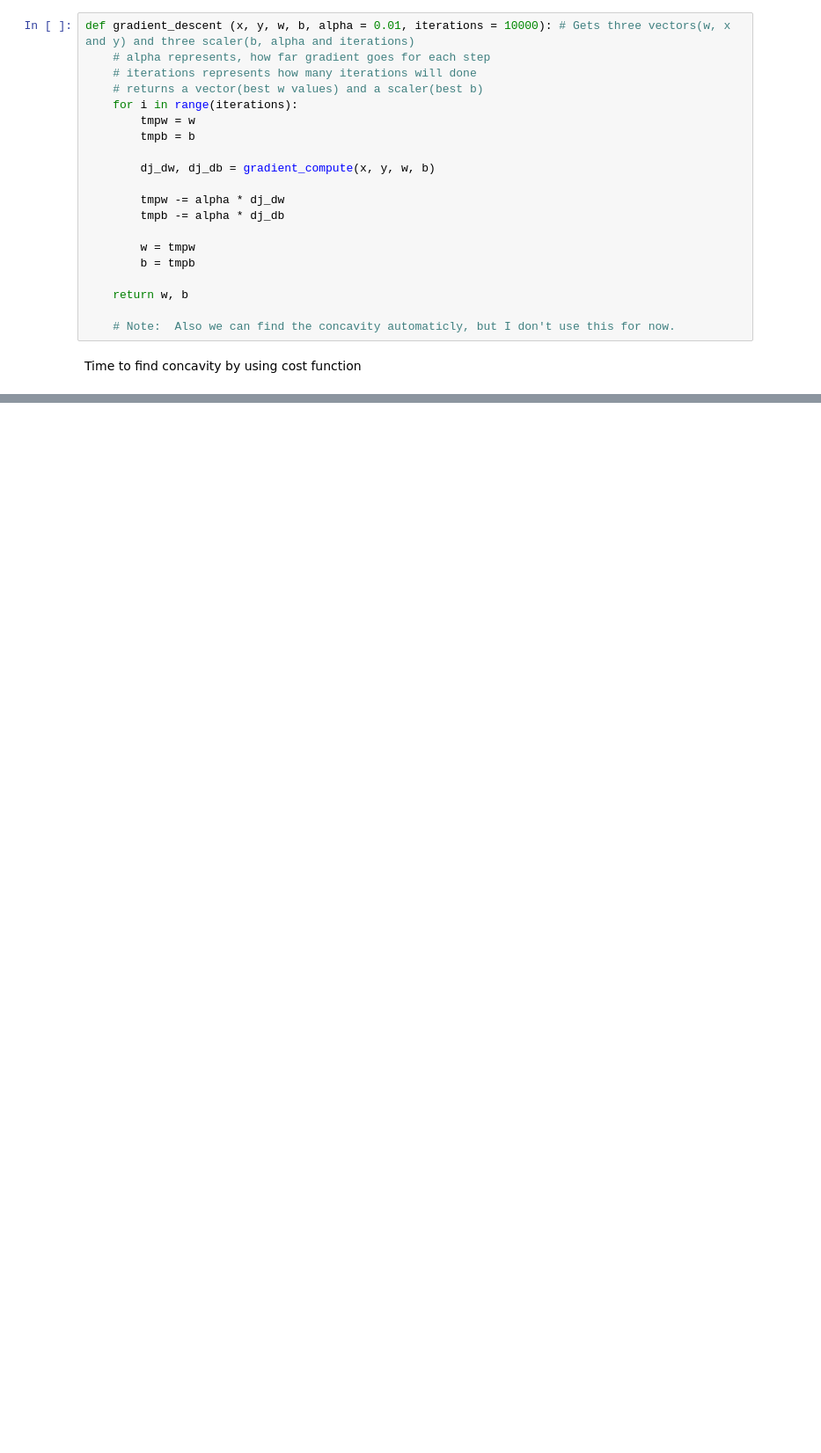
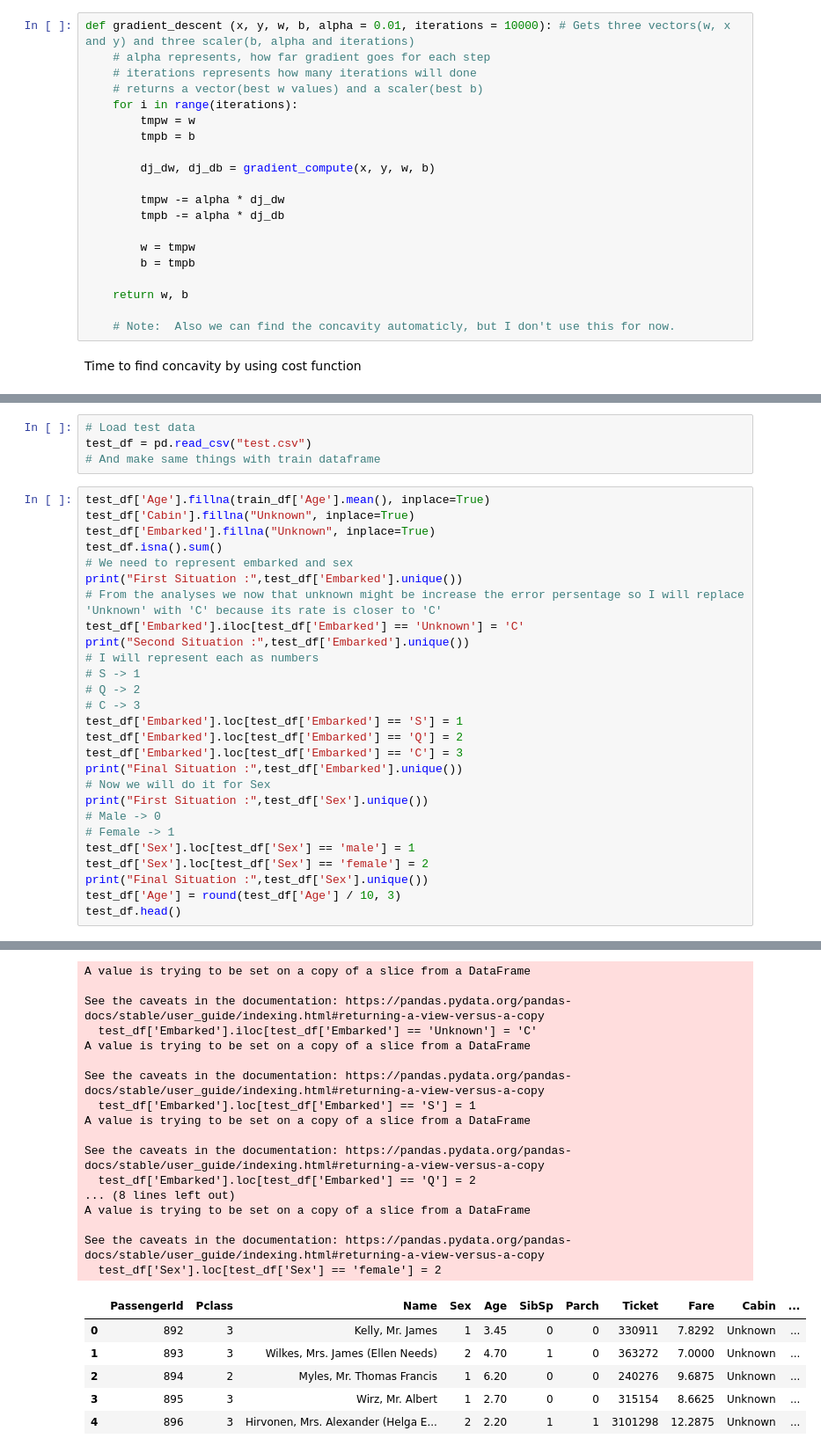
Before and after one commit to MehmetEmirGonenc/MachineLearning, a Jupyter notebook: Classification/LogisticRegression/titanic/titanic.ipynb, the cells around one changed output, grey strips where cells are left out. Shown at 88% size. Drawn from its saved outputs; the diff is of its cells as text; blank space fills up the shorter version.

```diff
--- a/Classification/LogisticRegression/titanic/titanic.ipynb
+++ b/Classification/LogisticRegression/titanic/titanic.ipynb
@@ -167,0 +282,32 @@ Time to find concavity by using cost function
+# %%
+# Load test data
+test_df = pd.read_csv("test.csv")
+# And make same things with train dataframe
+# %%
+test_df['Age'].fillna(train_df['Age'].mean(), inplace=True)
+test_df['Cabin'].fillna("Unknown", inplace=True)
+test_df['Embarked'].fillna("Unknown", inplace=True)
+test_df.isna().sum()
+# We need to represent embarked and sex
+print("First Situation :",test_df['Embarked'].unique())
+# From the analyses we now that unknown might be increase the error persentage so I will replace 'Unknown' with 'C' because its rate is closer to 'C'
+test_df['Embarked'].iloc[test_df['Embarked'] == 'Unknown'] = 'C'
+print("Second Situation :",test_df['Embarked'].unique())
+# I will represent each as numbers
+# S -> 1
+# Q -> 2
+# C -> 3
+test_df['Embarked'].loc[test_df['Embarked'] == 'S'] = 1
+test_df['Embarked'].loc[test_df['Embarked'] == 'Q'] = 2
+test_df['Embarked'].loc[test_df['Embarked'] == 'C'] = 3
+print("Final Situation :",test_df['Embarked'].unique())
+# Now we will do it for Sex
+print("First Situation :",test_df['Sex'].unique())
+# Male -> 0
+# Female -> 1
+test_df['Sex'].loc[test_df['Sex'] == 'male'] = 1
+test_df['Sex'].loc[test_df['Sex'] == 'female'] = 2
+print("Final Situation :",test_df['Sex'].unique())
+test_df['Age'] = round(test_df['Age'] / 10, 3)
+test_df.head()
+# %% [output]
@@ -167,0 +319,23 @@ Time to find concavity by using cost function
+A value is trying to be set on a copy of a slice from a DataFrame
+
+See the caveats in the documentation: https://pandas.pydata.org/pandas-docs/stable/user_guide/indexing.html#returning-a-view-versus-a-copy
+  test_df['Embarked'].iloc[test_df['Embarked'] == 'Unknown'] = 'C'
+A value is trying to be set on a copy of a slice from a DataFrame
+
+See the caveats in the documentation: https://pandas.pydata.org/pandas-docs/stable/user_guide/indexing.html#returning-a-view-versus-a-copy
+  test_df['Embarked'].loc[test_df['Embarked'] == 'S'] = 1
+A value is trying to be set on a copy of a slice from a DataFrame
+
+See the caveats in the documentation: https://pandas.pydata.org/pandas-docs/stable/user_guide/indexing.html#returning-a-view-versus-a-copy
+  test_df['Embarked'].loc[test_df['Embarked'] == 'Q'] = 2
+... (8 lines left out)
+A value is trying to be set on a copy of a slice from a DataFrame
+
+See the caveats in the documentation: https://pandas.pydata.org/pandas-docs/stable/user_guide/indexing.html#returning-a-view-versus-a-copy
+  test_df['Sex'].loc[test_df['Sex'] == 'female'] = 2
+|  | PassengerId | Pclass | Name | Sex | Age | SibSp | Parch | Ticket | Fare | Cabin | ... |
+| 0 | 892 | 3 | Kelly, Mr. James | 1 | 3.45 | 0 | 0 | 330911 | 7.8292 | Unknown | ... |
+| 1 | 893 | 3 | Wilkes, Mrs. James (Ellen Needs) | 2 | 4.70 | 1 | 0 | 363272 | 7.0000 | Unknown | ... |
+| 2 | 894 | 2 | Myles, Mr. Thomas Francis | 1 | 6.20 | 0 | 0 | 240276 | 9.6875 | Unknown | ... |
+| 3 | 895 | 3 | Wirz, Mr. Albert | 1 | 2.70 | 0 | 0 | 315154 | 8.6625 | Unknown | ... |
+| 4 | 896 | 3 | Hirvonen, Mrs. Alexander (Helga E... | 2 | 2.20 | 1 | 1 | 3101298 | 12.2875 | Unknown | ... |
```
Also changed, not shown: parts of 21 cells of this notebook, 1 other file.
